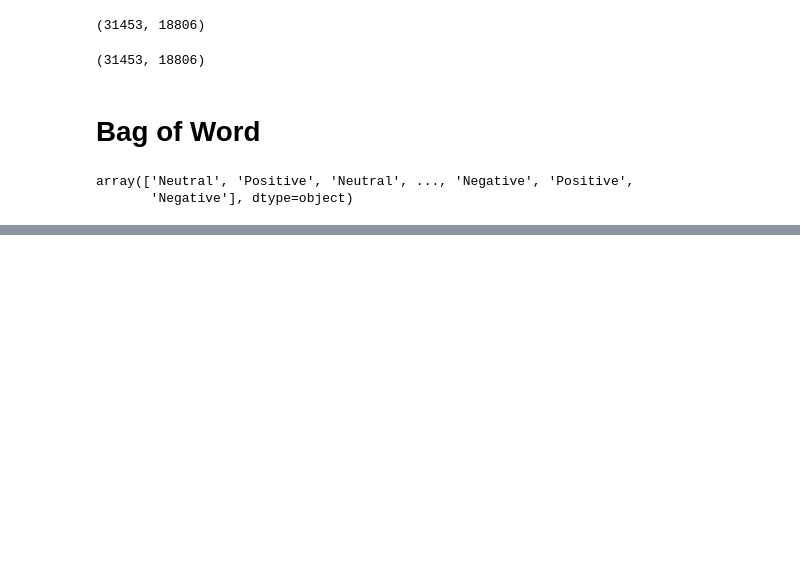
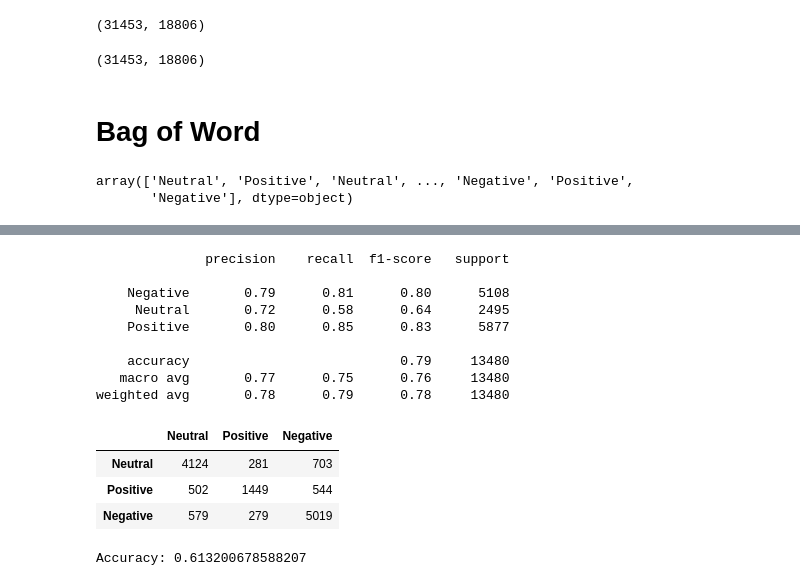
Before and after one commit to net-wizard/Coronavirus-tweets-NLP, a Jupyter notebook: Model/corona_tweets_sentiment.ipynb, the cells around one changed output, grey strips where cells are left out. Drawn from its saved outputs; the diff is of its cells as text; code cells hidden in the pictures; blank space fills up the shorter version.

```diff
--- a/Model/corona_tweets_sentiment.ipynb
+++ b/Model/corona_tweets_sentiment.ipynb
@@ -496,0 +565,6 @@ weighted avg       0.79      0.78      0.79     13480
+# %%
+lr_tv=LogisticRegression()
+
+lr_tv.fit(tv_X_train,y_train)
+
+pred_lr_tv=lr_tv.predict(tv_X_test)
@@ -496,0 +585,18 @@ weighted avg       0.79      0.78      0.79     13480
+# %%
+label=['Neutral','Positive','Negative']
+print(classification_report(y_test,pred_lr_tv))
+pd.DataFrame(confusion_matrix(y_test,pred_lr_tv),index=label,columns=label)
+# %% [output]
+              precision    recall  f1-score   support
+
+    Negative       0.79      0.81      0.80      5108
+     Neutral       0.72      0.58      0.64      2495
+    Positive       0.80      0.85      0.83      5877
+
+    accuracy                           0.79     13480
+   macro avg       0.77      0.75      0.76     13480
+weighted avg       0.78      0.79      0.78     13480
+|  | Neutral | Positive | Negative |
+| Neutral | 4124 | 281 | 703 |
+| Positive | 502 | 1449 | 544 |
+| Negative | 579 | 279 | 5019 |
@@ -496,0 +610,6 @@ weighted avg       0.79      0.78      0.79     13480
+# %%
+# Accuracy
+cv_score_dt_tv= cross_val_score(dt_tv,tv_X_train,y_train, cv=5)
+print("Accuracy: {}" .format(np.mean(cv_score_dt_tv)))
+# %% [output]
+Accuracy: 0.613200678588207
```
Also changed, not shown: parts of 27 cells of this notebook.
